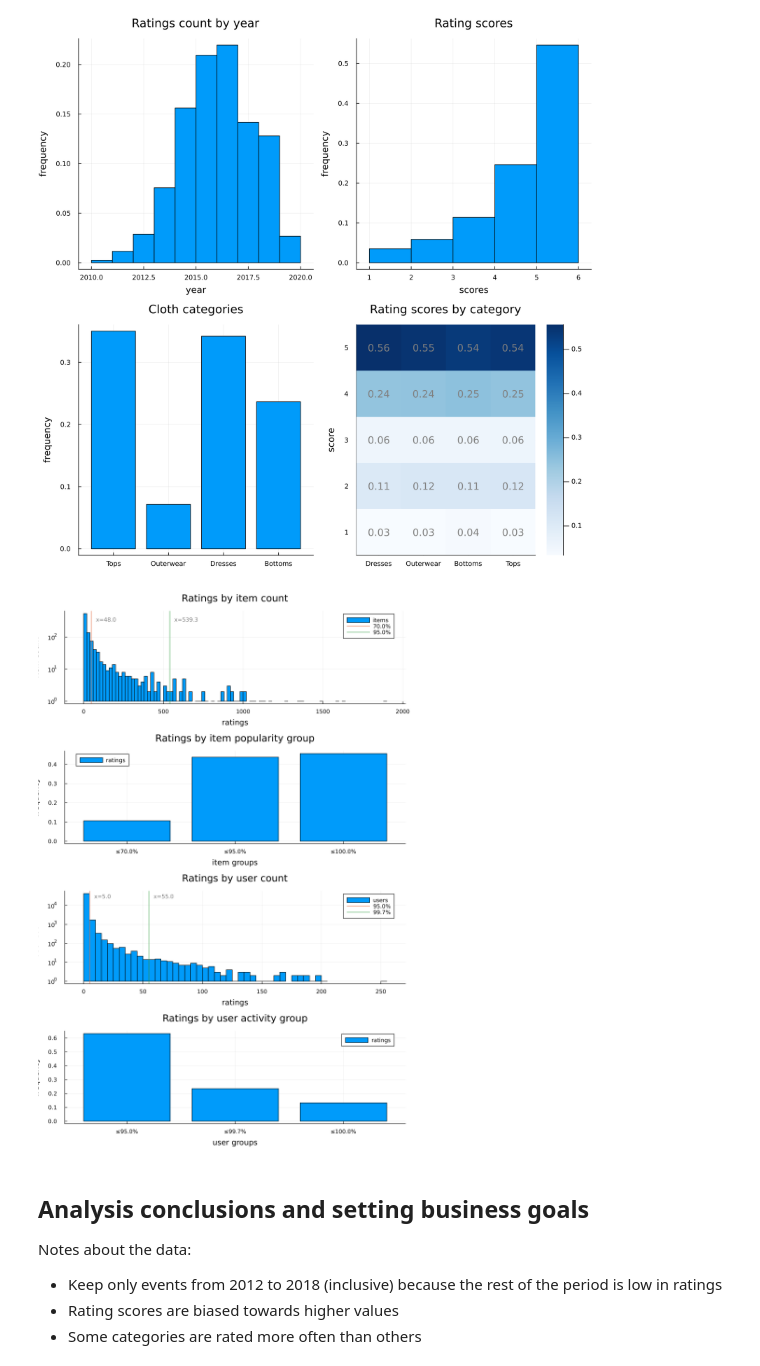
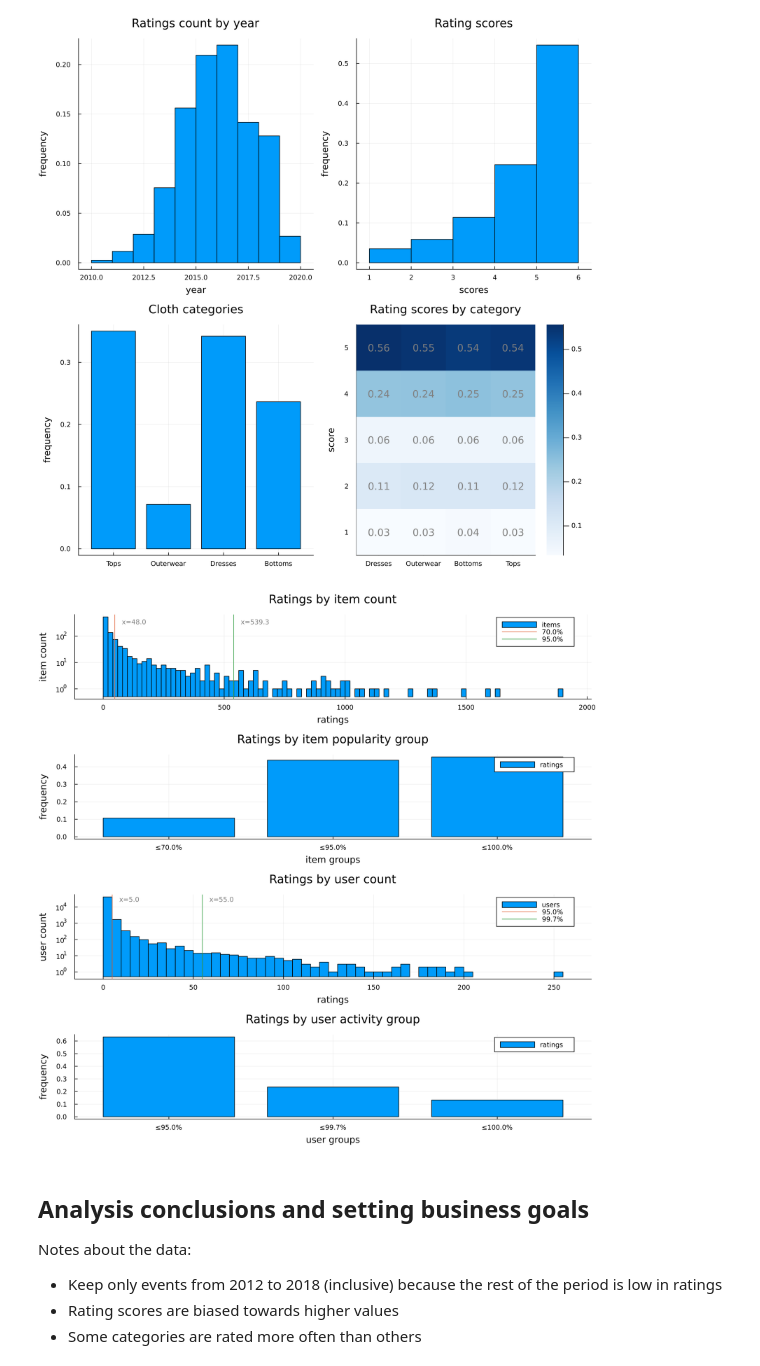
Before and after one commit to JustBeYou/unibuc-master-ai, a Jupyter notebook: probabilistic_programming/Project 1.ipynb, the cells around one changed output. Drawn from its saved outputs; the diff is of its cells as text; code cells hidden in the pictures.

```diff
--- a/probabilistic_programming/Project 1.ipynb
+++ b/probabilistic_programming/Project 1.ipynb
@@ -278,35 +296,35 @@ function make_count_plots(df)
     quantile_sums_user = bar(
         ["≤"*string(round(q * 100, digits=2)) * "%" for q in users_quantiles],
         quantile_sums,
         label="ratings",
         xlabel="user groups",
         ylabel="frequency",
         title="Ratings by user activity group",
     )
 
     plot(
         ratings_by_item_hist,
         quantile_sums_items,
         ratings_by_user_hist,
         quantile_sums_user,
-        layout=(4, 1), size=(800,1200), fmt = :png, dpi=300)
+        layout=(4, 1), size=(1000,1000), fmt = :png, dpi=250)
 
 end
 
 function annotate_quantiles!(p, vec, quantiles, xscaler, ypos)
     for qval in quantiles
         q = quantile(vec, qval)
         vline!(p,
             [q],
             label=string(round(qval * 100, digits=2)) * "%"
         )
         annotate!(p, (q+q*(xscaler/q), ypos, text("x=" * string(round(q, digits=2)), 8, color=:gray, halign=:left)))
     end
 end
 
 make_count_plots(ratings_df)
 # %% [output]
-[figure, old version]
+[figure, new version]
 # %% [markdown]
 ## Analysis conclusions and setting business goals
 
```
Also changed, not shown: parts of 26 cells of this notebook.
